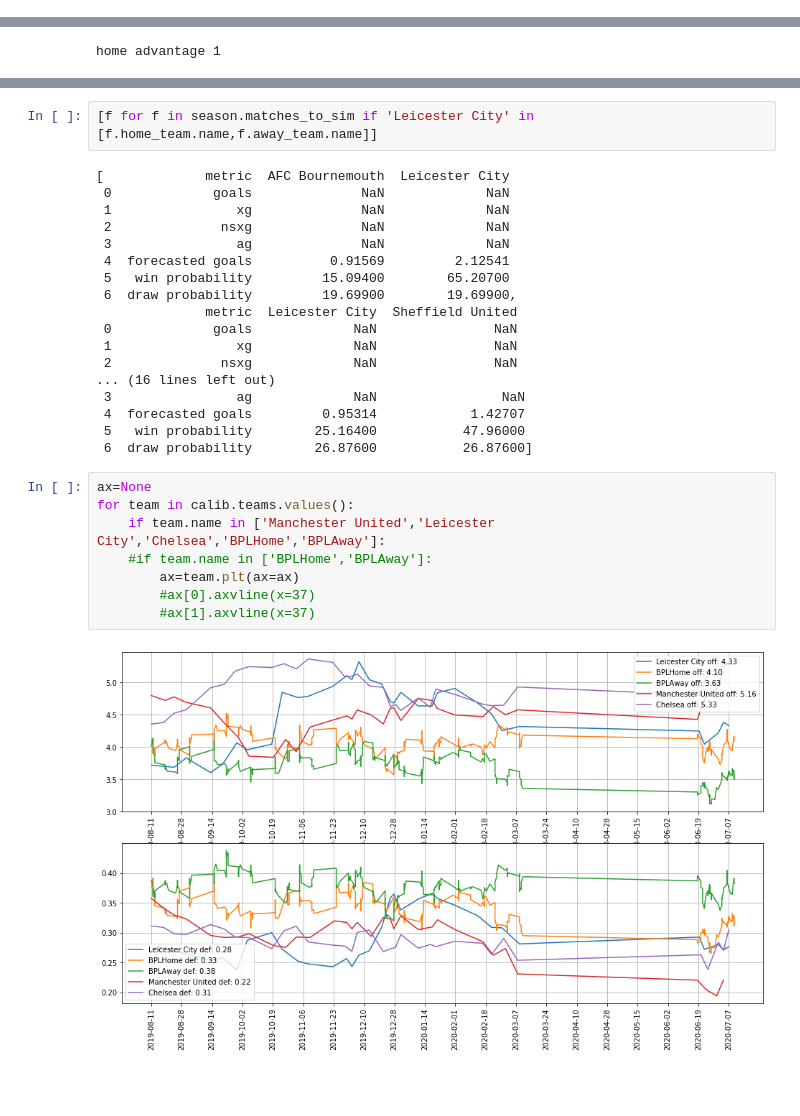
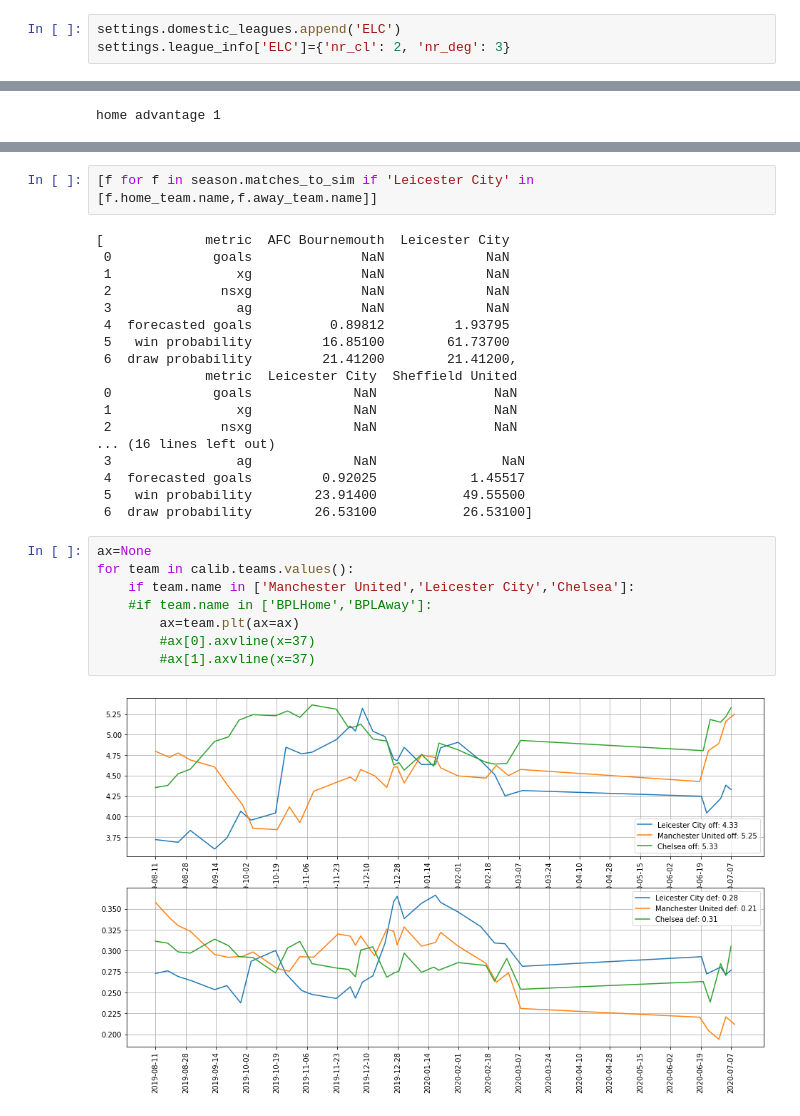
Before and after one commit to tchnvkng/football_sim, a Jupyter notebook: new_v.ipynb, the cells around one changed output, grey strips where cells are left out. Saved outputs shown, nothing was run; the diff lists cells and outputs as text; blank space fills up the shorter version.

```diff
--- a/new_v.ipynb
+++ b/new_v.ipynb
@@ -20,0 +15,3 @@ calib.calibrate_teams(league,year)
+# %%
+settings.domestic_leagues.append('ELC')
+settings.league_info['ELC']={'nr_cl': 2, 'nr_deg': 3}
@@ -161,25 +164,25 @@ season.matches_remaining()
  1                xg              NaN             NaN
  2              nsxg              NaN             NaN
  3                ag              NaN             NaN
- 4  forecasted goals          0.91569         2.12541
- 5   win probability         15.09400        65.20700
- 6  draw probability         19.69900        19.69900,
+ 4  forecasted goals          0.89812         1.93795
+ 5   win probability         16.85100        61.73700
+ 6  draw probability         21.41200        21.41200,
               metric  Leicester City  Sheffield United
  0             goals             NaN               NaN
  1                xg             NaN               NaN
  2              nsxg             NaN               NaN
 ... (16 lines left out)
  3                ag             NaN                NaN
- 4  forecasted goals         0.95314            1.42707
- 5   win probability        25.16400           47.96000
- 6  draw probability        26.87600           26.87600]
+ 4  forecasted goals         0.92025            1.45517
+ 5   win probability        23.91400           49.55500
+ 6  draw probability        26.53100           26.53100]
 # %%
 ax=None
 for team in calib.teams.values():
-    if team.name in ['Manchester United','Leicester City','Chelsea','BPLHome','BPLAway']:
+    if team.name in ['Manchester United','Leicester City','Chelsea']:
     #if team.name in ['BPLHome','BPLAway']:
         ax=team.plt(ax=ax)
         #ax[0].axvline(x=37)
         #ax[1].axvline(x=37)
 # %% [output]
-[figure, old version]
+[figure, new version]
```
Also changed, not shown: parts of 19 cells of this notebook, 3 other files.
